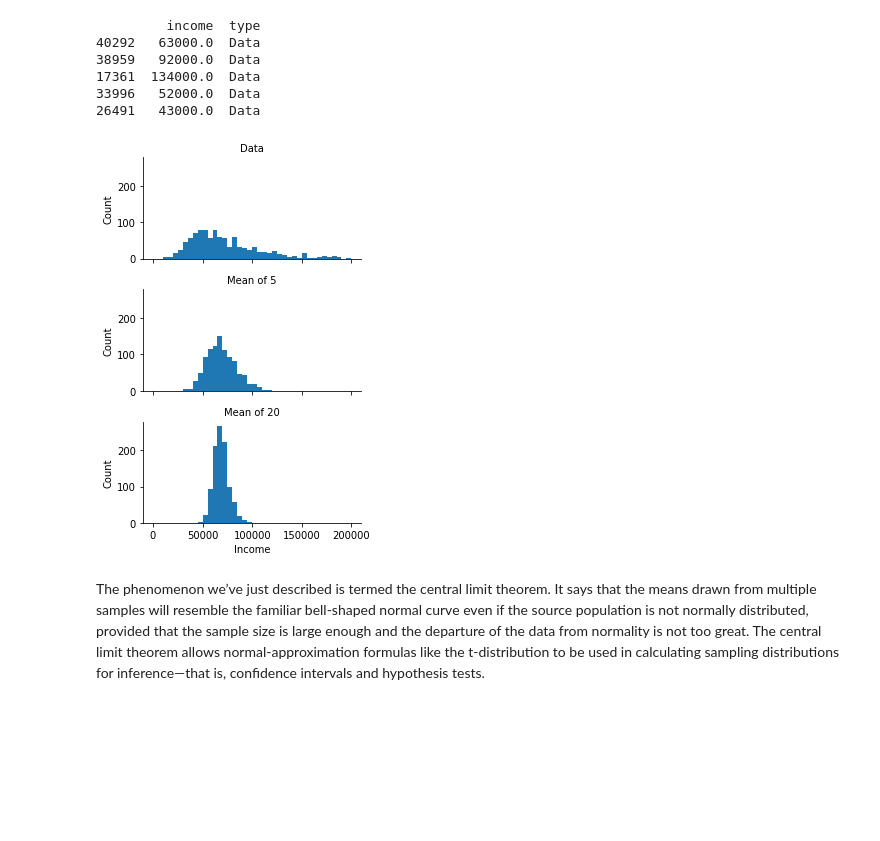
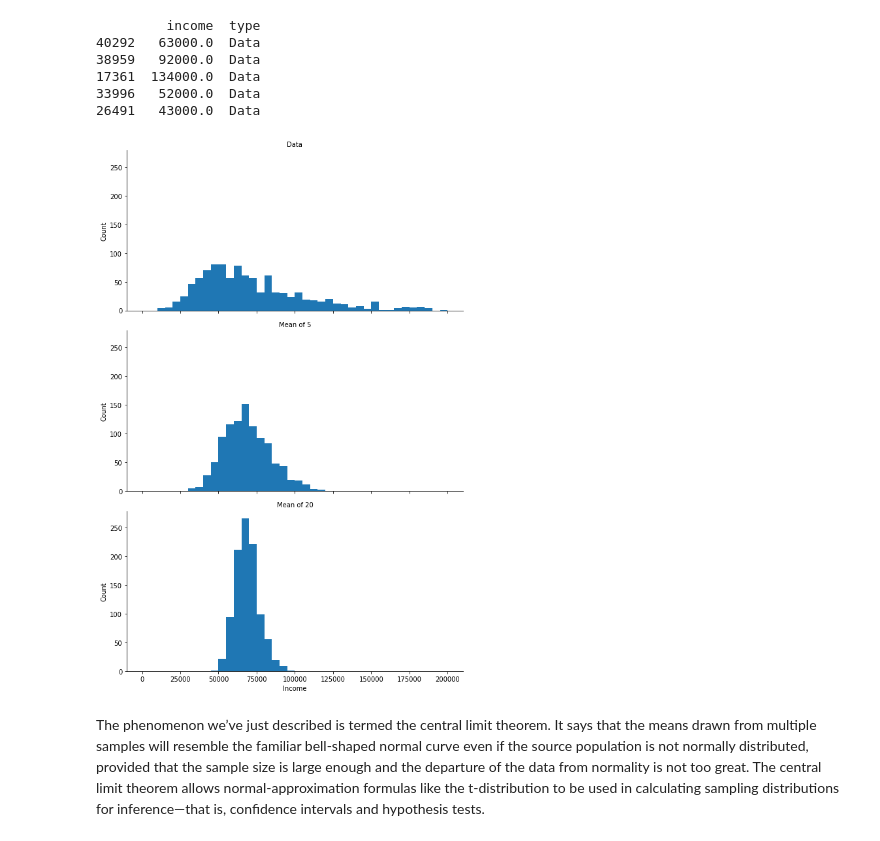
Before and after one commit to cmarsa/practicalstats4ds, a Jupyter notebook: py/02_data_sampling_dist.ipynb, the cells around one changed output. Drawn from its saved outputs; the diff is of its cells as text; code cells hidden in the pictures; blank space fills up the shorter version.

```diff
--- a/py/02_data_sampling_dist.ipynb
+++ b/py/02_data_sampling_dist.ipynb
@@ -230,15 +230,15 @@ print(results.head())
 26491   43000.0  Data
 # %%
 g = sns.FacetGrid(results, col='type', col_wrap=1,
-                  height=2, aspect=2)
+                  height=4, aspect=2)
 g.map(plt.hist, 'income', range=[0, 200000], bins=40)
 g.set_axis_labels('Income', 'Count')
 g.set_titles('{col_name}')
 
 plt.tight_layout()
 plt.show()
 # %% [output]
-[figure, old version]
+[figure, new version]
 # %% [markdown]
 The phenomenon we’ve just described is termed the central limit theorem. It says that
 the means drawn from multiple samples will resemble the familiar bell-shaped normal curve
```
Also changed, not shown: parts of 9 cells of this notebook.
